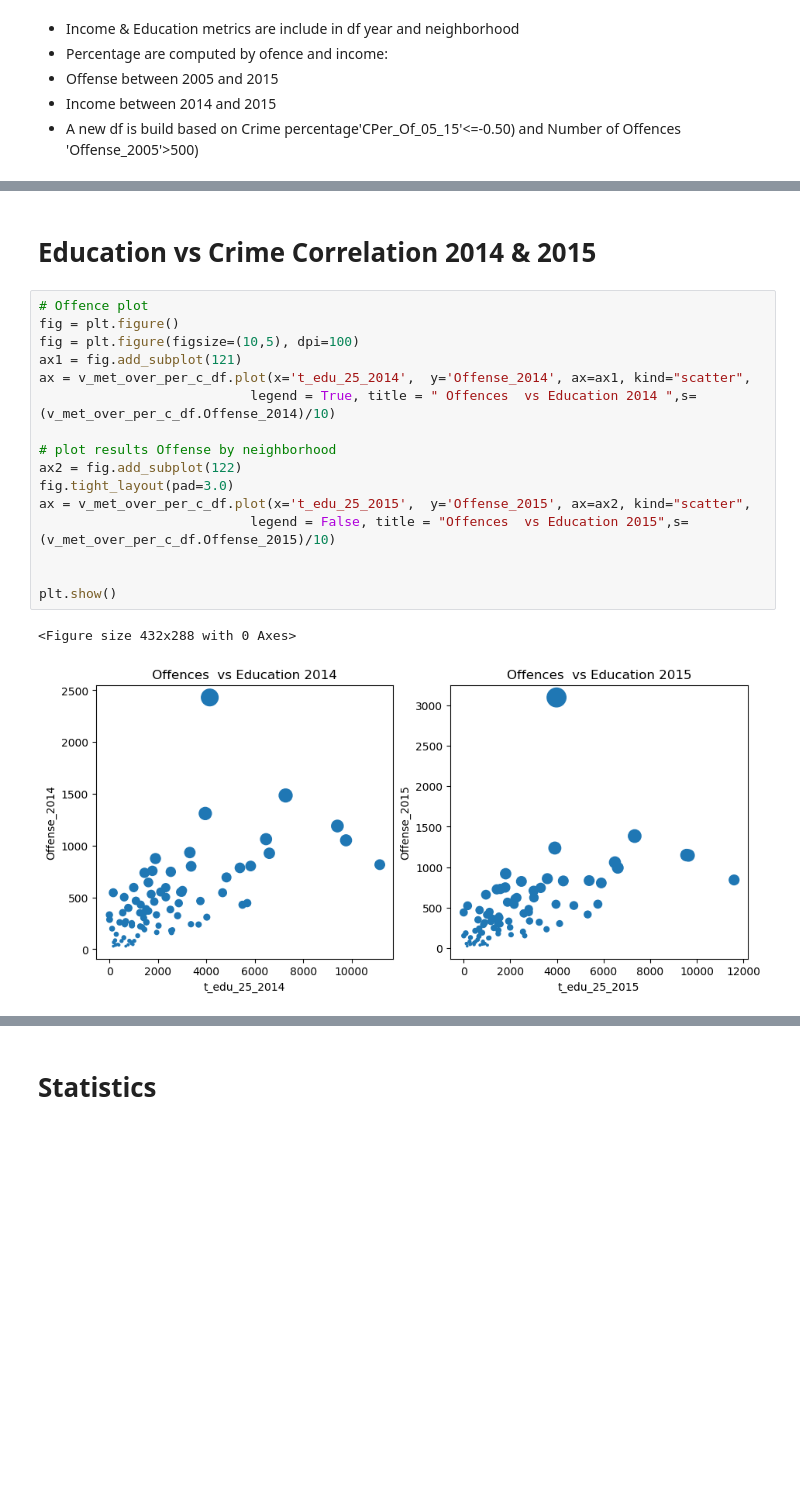
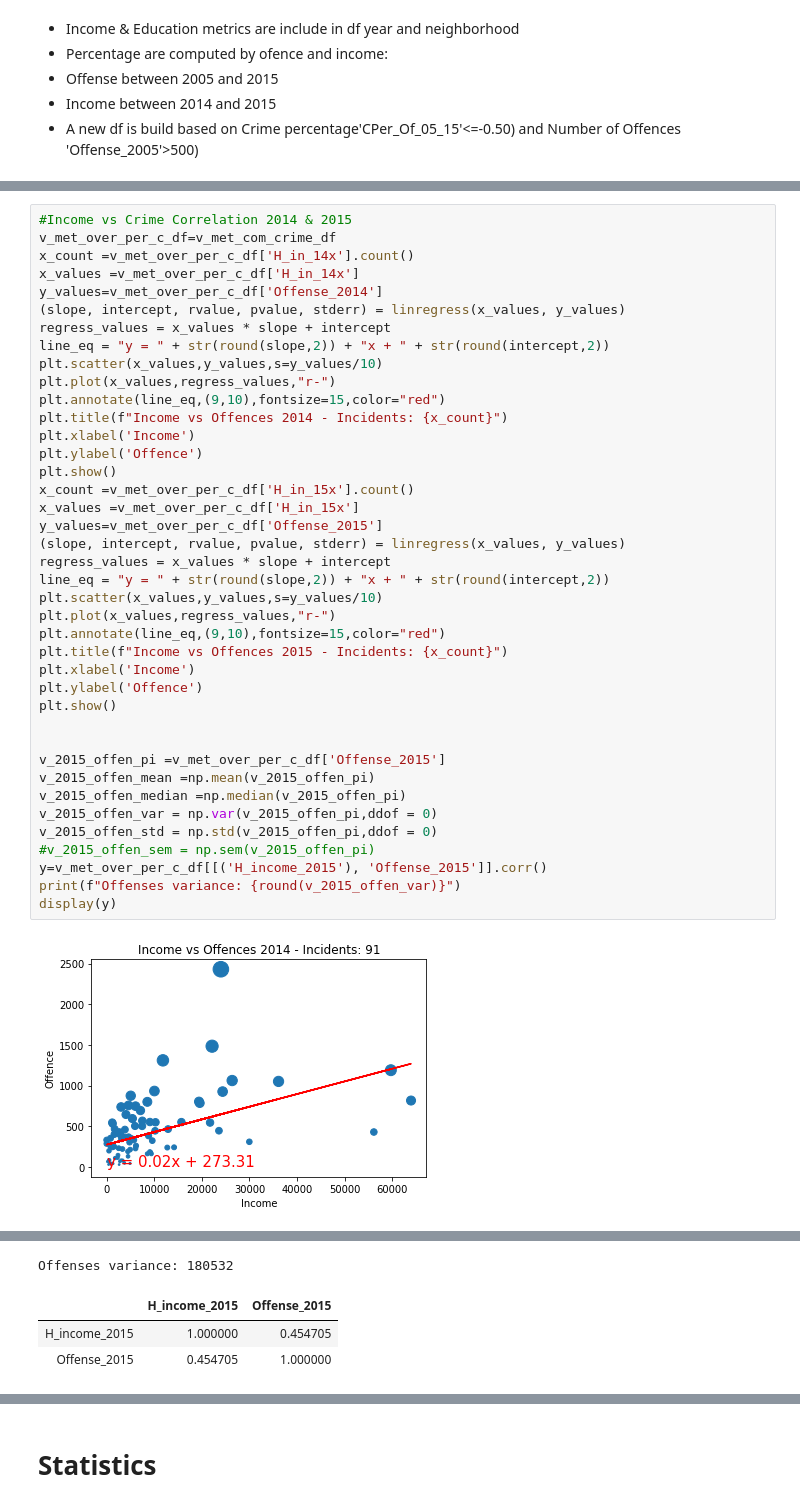
Before and after one commit to palolo02/Project1, a Jupyter notebook: Crime in US.ipynb, the cells around one changed output, grey strips where cells are left out. Cells and saved outputs as stored; diff of their text form; blank space fills up the shorter version.

```diff
--- a/Crime in US.ipynb
+++ b/Crime in US.ipynb
@@ -994,21 +952,42 @@ plt.show()
-# %% [markdown]
-# Education vs Crime Correlation 2014 & 2015
-# %%
-# Offence plot
-fig = plt.figure()
-fig = plt.figure(figsize=(10,5), dpi=100)
-ax1 = fig.add_subplot(121)
-ax = v_met_over_per_c_df.plot(x='t_edu_25_2014',  y='Offense_2014', ax=ax1, kind="scatter",
-                           legend = True, title = " Offences  vs Education 2014 ",s=(v_met_over_per_c_df.Offense_2014)/10)
-
-# plot results Offense by neighborhood
-ax2 = fig.add_subplot(122)
-fig.tight_layout(pad=3.0)
-ax = v_met_over_per_c_df.plot(x='t_edu_25_2015',  y='Offense_2015', ax=ax2, kind="scatter",
-                           legend = False, title = "Offences  vs Education 2015",s=(v_met_over_per_c_df.Offense_2015)/10)
-
-
-plt.show()
-# %% [output]
-<Figure size 432x288 with 0 Axes>
-[figure, removed]
+# %%
+#Income vs Crime Correlation 2014 & 2015
+v_met_over_per_c_df=v_met_com_crime_df
+x_count =v_met_over_per_c_df['H_in_14x'].count()
+x_values =v_met_over_per_c_df['H_in_14x']
+y_values=v_met_over_per_c_df['Offense_2014']
+(slope, intercept, rvalue, pvalue, stderr) = linregress(x_values, y_values)
+regress_values = x_values * slope + intercept
+line_eq = "y = " + str(round(slope,2)) + "x + " + str(round(intercept,2))
+plt.scatter(x_values,y_values,s=y_values/10)
+plt.plot(x_values,regress_values,"r-")
+plt.annotate(line_eq,(9,10),fontsize=15,color="red")
+plt.title(f"Income vs Offences 2014 - Incidents: {x_count}")
+plt.xlabel('Income')
+plt.ylabel('Offence')
+plt.show()
+x_count =v_met_over_per_c_df['H_in_15x'].count()
+x_values =v_met_over_per_c_df['H_in_15x']
+y_values=v_met_over_per_c_df['Offense_2015']
+(slope, intercept, rvalue, pvalue, stderr) = linregress(x_values, y_values)
+regress_values = x_values * slope + intercept
+line_eq = "y = " + str(round(slope,2)) + "x + " + str(round(intercept,2))
+plt.scatter(x_values,y_values,s=y_values/10)
+plt.plot(x_values,regress_values,"r-")
+plt.annotate(line_eq,(9,10),fontsize=15,color="red")
+plt.title(f"Income vs Offences 2015 - Incidents: {x_count}")
+plt.xlabel('Income')
+plt.ylabel('Offence')
+plt.show()
+
+
+v_2015_offen_pi =v_met_over_per_c_df['Offense_2015']
+v_2015_offen_mean =np.mean(v_2015_offen_pi)
+v_2015_offen_median =np.median(v_2015_offen_pi)
+v_2015_offen_var = np.var(v_2015_offen_pi,ddof = 0)
+v_2015_offen_std = np.std(v_2015_offen_pi,ddof = 0)
+#v_2015_offen_sem = np.sem(v_2015_offen_pi)
+y=v_met_over_per_c_df[[('H_income_2015'), 'Offense_2015']].corr()
+print(f"Offenses variance: {round(v_2015_offen_var)}")
+display(y)
+# %% [output]
+[figure, added]
@@ -1014,0 +995,4 @@ plt.show()
+Offenses variance: 180532
+|  | H_income_2015 | Offense_2015 |
+| H_income_2015 | 1.000000 | 0.454705 |
+| Offense_2015 | 0.454705 | 1.000000 |
```
Also changed, not shown: parts of 33 cells of this notebook.
